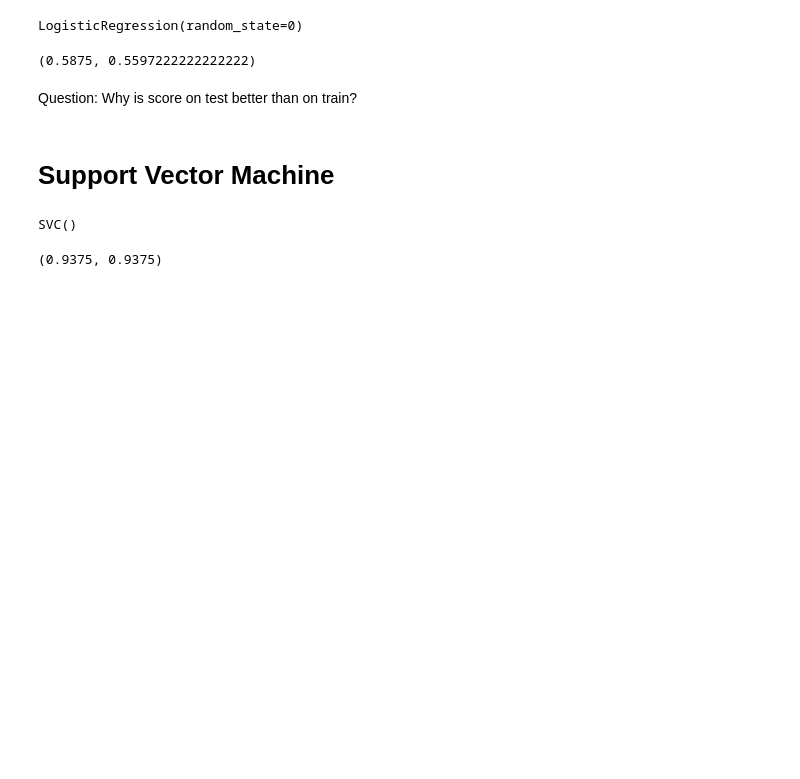
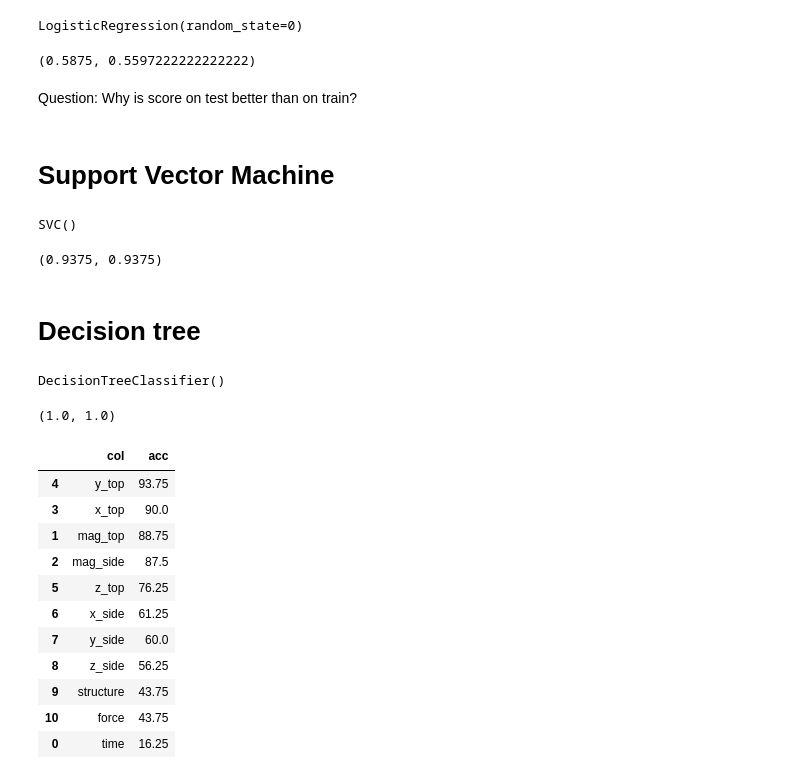
Before and after one commit to marius-ne/CIE_ProjectA_Group13, a Jupyter notebook: test.ipynb, the cells around one changed output. Drawn from its saved outputs; the diff is of its cells as text; code cells hidden in the pictures; blank space fills up the shorter version.

Commit message:
added decision tree with 1.0 accuracy. GOAL: find out whether there's a bug

```diff
--- a/test.ipynb
+++ b/test.ipynb
@@ -102,7 +103,7 @@ y = df[y_column]
 # Train-Test Split
 # %%
 X_train, X_test, y_train, y_test = sklearn.model_selection.train_test_split(
-    X, y, test_size = 0.1, random_state = 0
+    X, y, test_size = 0.1, random_state = 0, shuffle=True,
 )
 # %% [markdown]
 # Logistic Regression
@@ -128,3 +129,38 @@ SVC()
 model.score(X_test, y_test), model.score(X_train, y_train)
 # %% [output]
 (0.9375, 0.9375)
+# %% [markdown]
+# Decision tree
+# %%
+model = sklearn.tree.DecisionTreeClassifier()
+model.fit(X_train, y_train)
+# %% [output]
+DecisionTreeClassifier()
+# %%
+model.score(X_test, y_test), model.score(X_train, y_train)
+# %% [output]
+(1.0, 1.0)
+# %%
+acc_df = pd.DataFrame(columns=['col', 'acc'], index=range(len(x_columns)))
+
+for i, c in enumerate(x_columns):
+
+    model.fit(X_train[:,i][:, None], y_train)
+
+    y_pred = model.predict(X_test[:,i][:, None])
+    acc_df.iloc[i] = [c, sklearn.metrics.accuracy_score(y_test, y_pred)*100]
+
+acc_df.sort_values('acc',ascending=False)
+# %% [output]
+|  | col | acc |
+| 4 | y_top | 93.75 |
+| 3 | x_top | 90.0 |
+| 1 | mag_top | 88.75 |
+| 2 | mag_side | 87.5 |
+| 5 | z_top | 76.25 |
+| 6 | x_side | 61.25 |
+| 7 | y_side | 60.0 |
+| 8 | z_side | 56.25 |
+| 9 | structure | 43.75 |
+| 10 | force | 43.75 |
+| 0 | time | 16.25 |
```
Also changed, not shown: parts of 2 cells of this notebook.
